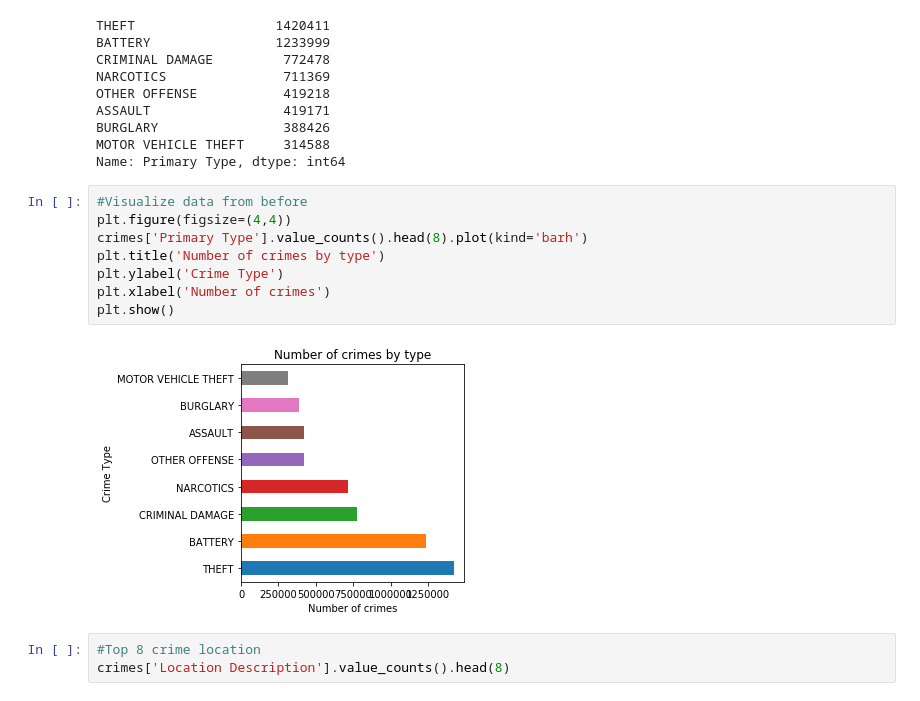
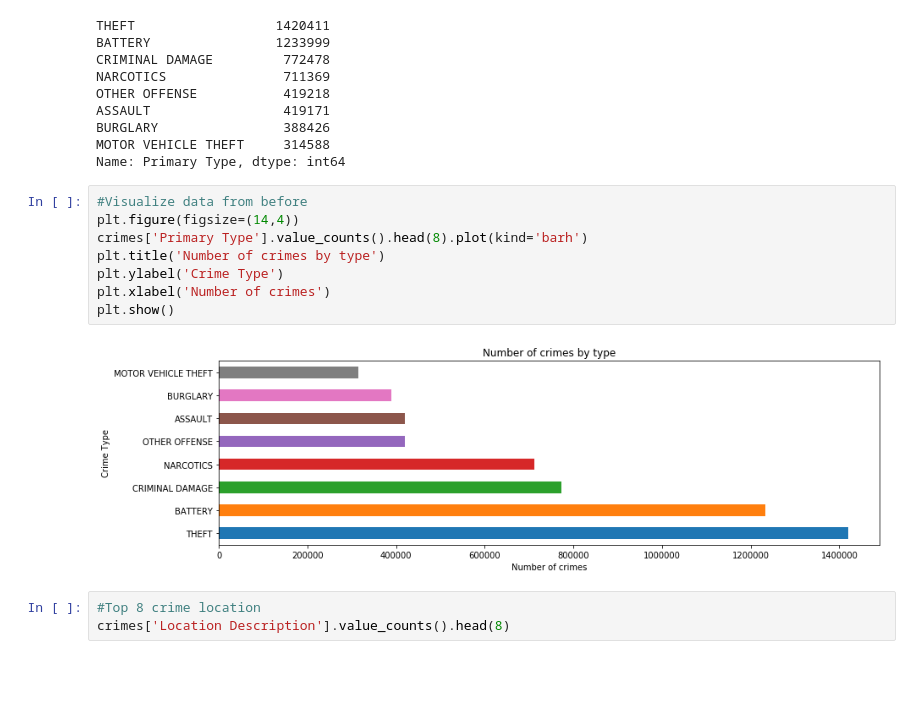
Before and after one commit to jrodolfoc/chicagocrimedata, a Jupyter notebook: Chicago_2008to2018.ipynb, the cells around one changed output. Saved outputs shown, nothing was run; the diff lists cells and outputs as text; blank space fills up the shorter version.

```diff
--- a/Chicago_2008to2018.ipynb
+++ b/Chicago_2008to2018.ipynb
@@ -81,14 +81,14 @@ MOTOR VEHICLE THEFT     314588
 Name: Primary Type, dtype: int64
 # %%
 #Visualize data from before
-plt.figure(figsize=(4,4))
+plt.figure(figsize=(14,4))
 crimes['Primary Type'].value_counts().head(8).plot(kind='barh')
 plt.title('Number of crimes by type')
 plt.ylabel('Crime Type')
 plt.xlabel('Number of crimes')
 plt.show()
 # %% [output]
-[figure, old version]
+[figure, new version]
 # %%
 #Top 8 crime location
 crimes['Location Description'].value_counts().head(8)
```
Also changed, not shown: parts of 15 cells of this notebook.
